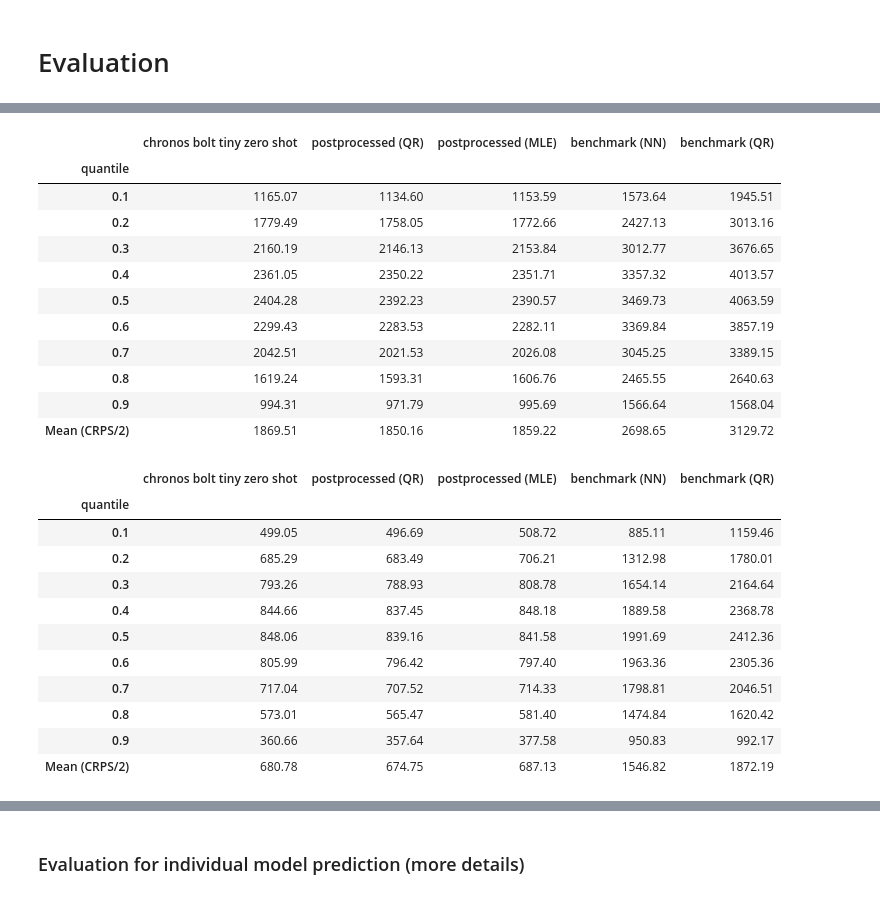
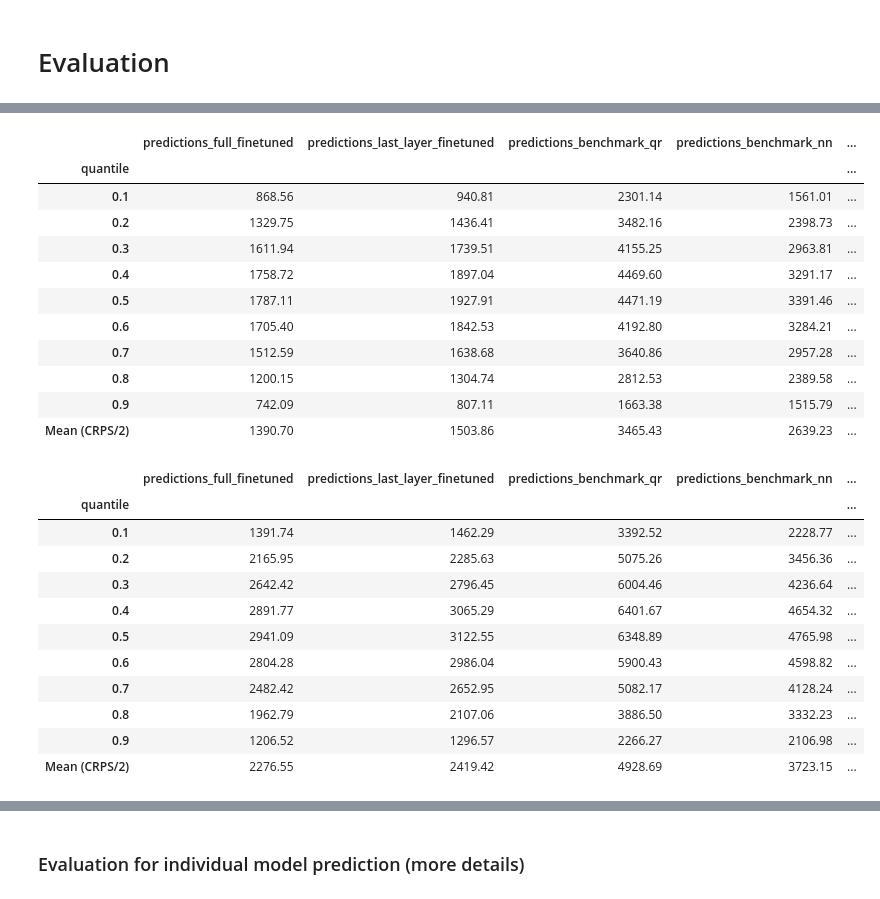
Before and after one commit to LouisSko/master-thesis, a Jupyter notebook: notebook.ipynb, the cells around one changed output, grey strips where cells are left out. Saved outputs shown, nothing was run; the diff lists cells and outputs as text; code cells hidden in the pictures.

```diff
--- a/notebook.ipynb
+++ b/notebook.ipynb
@@ -368,6 +432,0 @@ from src.core.timeseries import get_quantile_scores, get_crps_scores, get_empiri
-# %%
-predictions_raw: PredictionLeadTimes = joblib.load("data/predictions/predictions_raw.joblib")
-predictions_post_qr: PredictionLeadTimes = joblib.load("data/predictions/predictions_post_qr.joblib")
-predictions_post_nrml: PredictionLeadTimes = joblib.load("data/predictions/predictions_post_nrml.joblib")
-predictions_benchmark_nn: PredictionLeadTimes = joblib.load("data/predictions/predictions_benchmark_nn.joblib")
-predictions_benchmark_qr: PredictionLeadTimes = joblib.load("data/predictions/predictions_benchmark_qr.joblib")
@@ -416,32 +433,40 @@ d.index.name = "quantile"
+# %%
+# read in all predictions
+directory = "data/predictions/realisierter_stromverbrauch"
+all_predictions = {}
+for filename in os.listdir(directory):
+    filepath = os.path.join(directory, filename)
+    if os.path.isfile(filepath) and filepath.endswith(".joblib"):
+        all_predictions[filepath.split("/")[-1].split(".")[0]] = joblib.load(filepath)
 # %%
 # averaged score across all time series
 get_quantile_scores(all_predictions, lead_times=None, item_ids=None)
 # %% [output]
-|  | chronos bolt tiny zero shot | postprocessed (QR) | postprocessed (MLE) | benchmark (NN) | benchmark (QR) |
-| quantile |  |  |  |  |  |
-| 0.1 | 1165.07 | 1134.60 | 1153.59 | 1573.64 | 1945.51 |
-| 0.2 | 1779.49 | 1758.05 | 1772.66 | 2427.13 | 3013.16 |
-| 0.3 | 2160.19 | 2146.13 | 2153.84 | 3012.77 | 3676.65 |
-| 0.4 | 2361.05 | 2350.22 | 2351.71 | 3357.32 | 4013.57 |
-| 0.5 | 2404.28 | 2392.23 | 2390.57 | 3469.73 | 4063.59 |
-| 0.6 | 2299.43 | 2283.53 | 2282.11 | 3369.84 | 3857.19 |
-| 0.7 | 2042.51 | 2021.53 | 2026.08 | 3045.25 | 3389.15 |
-| 0.8 | 1619.24 | 1593.31 | 1606.76 | 2465.55 | 2640.63 |
-| 0.9 | 994.31 | 971.79 | 995.69 | 1566.64 | 1568.04 |
-| Mean (CRPS/2) | 1869.51 | 1850.16 | 1859.22 | 2698.65 | 3129.72 |
+|  | predictions_full_finetuned | predictions_last_layer_finetuned | predictions_benchmark_qr | predictions_benchmark_nn | ... |
+| quantile |  |  |  |  | ... |
+| 0.1 | 868.56 | 940.81 | 2301.14 | 1561.01 | ... |
+| 0.2 | 1329.75 | 1436.41 | 3482.16 | 2398.73 | ... |
+| 0.3 | 1611.94 | 1739.51 | 4155.25 | 2963.81 | ... |
+| 0.4 | 1758.72 | 1897.04 | 4469.60 | 3291.17 | ... |
+| 0.5 | 1787.11 | 1927.91 | 4471.19 | 3391.46 | ... |
+| 0.6 | 1705.40 | 1842.53 | 4192.80 | 3284.21 | ... |
+| 0.7 | 1512.59 | 1638.68 | 3640.86 | 2957.28 | ... |
+| 0.8 | 1200.15 | 1304.74 | 2812.53 | 2389.58 | ... |
+| 0.9 | 742.09 | 807.11 | 1663.38 | 1515.79 | ... |
+| Mean (CRPS/2) | 1390.70 | 1503.86 | 3465.43 | 2639.23 | ... |
 # %%
 # get scores for individual time series
-get_quantile_scores(all_predictions, item_ids=[0])
+get_quantile_scores(all_predictions, item_ids=[1])
 # %% [output]
-|  | chronos bolt tiny zero shot | postprocessed (QR) | postprocessed (MLE) | benchmark (NN) | benchmark (QR) |
-| quantile |  |  |  |  |  |
-| 0.1 | 499.05 | 496.69 | 508.72 | 885.11 | 1159.46 |
-| 0.2 | 685.29 | 683.49 | 706.21 | 1312.98 | 1780.01 |
-| 0.3 | 793.26 | 788.93 | 808.78 | 1654.14 | 2164.64 |
-| 0.4 | 844.66 | 837.45 | 848.18 | 1889.58 | 2368.78 |
-| 0.5 | 848.06 | 839.16 | 841.58 | 1991.69 | 2412.36 |
-| 0.6 | 805.99 | 796.42 | 797.40 | 1963.36 | 2305.36 |
-| 0.7 | 717.04 | 707.52 | 714.33 | 1798.81 | 2046.51 |
-| 0.8 | 573.01 | 565.47 | 581.40 | 1474.84 | 1620.42 |
-| 0.9 | 360.66 | 357.64 | 377.58 | 950.83 | 992.17 |
-| Mean (CRPS/2) | 680.78 | 674.75 | 687.13 | 1546.82 | 1872.19 |
+|  | predictions_full_finetuned | predictions_last_layer_finetuned | predictions_benchmark_qr | predictions_benchmark_nn | ... |
+| quantile |  |  |  |  | ... |
+| 0.1 | 1391.74 | 1462.29 | 3392.52 | 2228.77 | ... |
+| 0.2 | 2165.95 | 2285.63 | 5075.26 | 3456.36 | ... |
+| 0.3 | 2642.42 | 2796.45 | 6004.46 | 4236.64 | ... |
+| 0.4 | 2891.77 | 3065.29 | 6401.67 | 4654.32 | ... |
+| 0.5 | 2941.09 | 3122.55 | 6348.89 | 4765.98 | ... |
+| 0.6 | 2804.28 | 2986.04 | 5900.43 | 4598.82 | ... |
+| 0.7 | 2482.42 | 2652.95 | 5082.17 | 4128.24 | ... |
+| 0.8 | 1962.79 | 2107.06 | 3886.50 | 3332.23 | ... |
+| 0.9 | 1206.52 | 1296.57 | 2266.27 | 2106.98 | ... |
+| Mean (CRPS/2) | 2276.55 | 2419.42 | 4928.69 | 3723.15 | ... |
```
Also changed, not shown: parts of 68 cells of this notebook.
